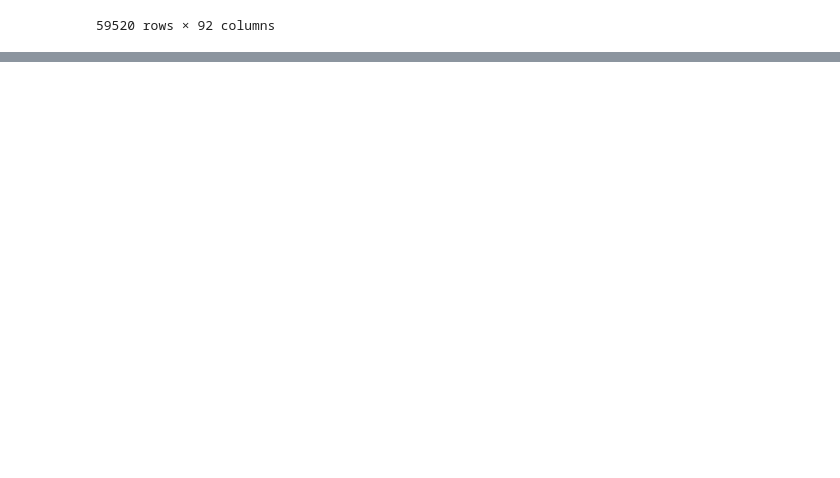
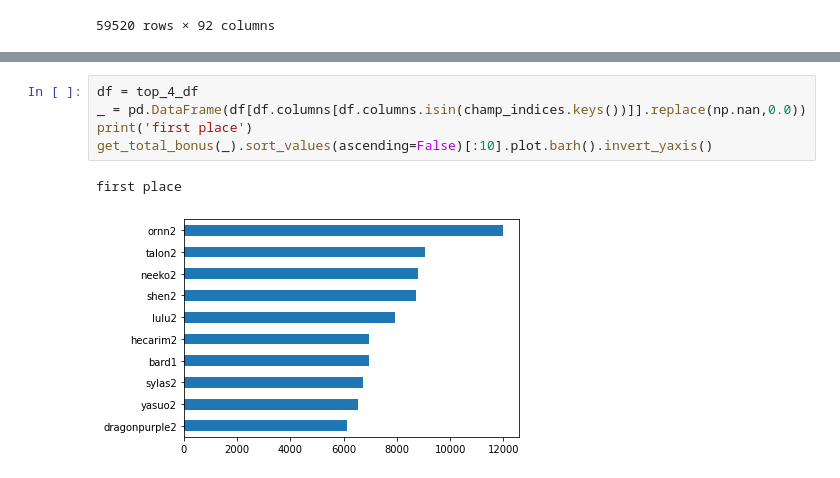
Before and after one commit to danieljliu/PMDS_Final_Project, a Jupyter notebook: clean.ipynb, the cells around one changed output, grey strips where cells are left out. Drawn from its saved outputs; the diff is of its cells as text; blank space fills up the shorter version.

```diff
--- a/clean.ipynb
+++ b/clean.ipynb
@@ -271,0 +262,8 @@ Length: 4566, dtype: int64
+# %%
+df = top_4_df
+_ = pd.DataFrame(df[df.columns[df.columns.isin(champ_indices.keys())]].replace(np.nan,0.0))
+print('first place')
+get_total_bonus(_).sort_values(ascending=False)[:10].plot.barh().invert_yaxis()
+# %% [output]
+first place
+[figure, added]
```
Also changed, not shown: parts of 5 cells of this notebook, 5 other files.
